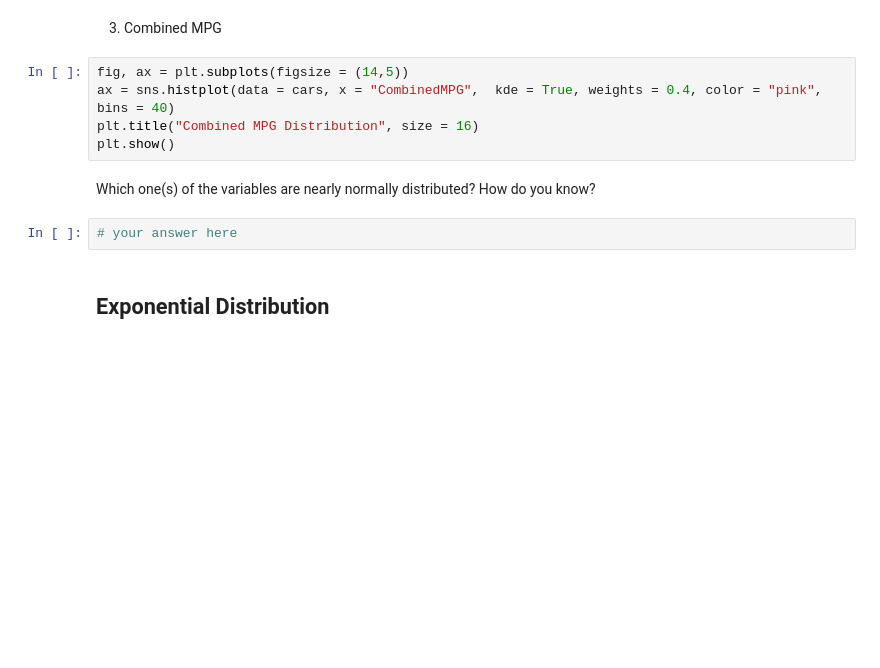
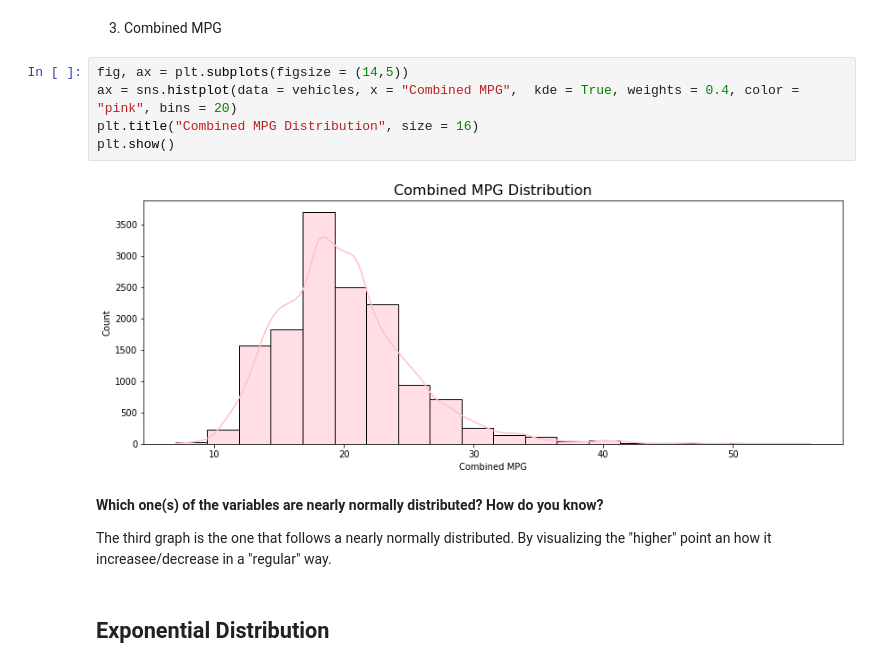
Before and after one commit to Ironhack-Data-Madrid-Enero-2021/lab-continuous-probability-distribution, a Jupyter notebook: your-code/main.ipynb, the cells around one changed output. Drawn from its saved outputs; the diff is of its cells as text; blank space fills up the shorter version.

```diff
--- a/your-code/main.ipynb
+++ b/your-code/main.ipynb
@@ -150,13 +151,15 @@ plt.show()
 3. Combined MPG
 # %%
 fig, ax = plt.subplots(figsize = (14,5))
-ax = sns.histplot(data = cars, x = "CombinedMPG",  kde = True, weights = 0.4, color = "pink", bins = 40)
+ax = sns.histplot(data = vehicles, x = "Combined MPG",  kde = True, weights = 0.4, color = "pink", bins = 20)
 plt.title("Combined MPG Distribution", size = 16)
 plt.show()
+# %% [output]
+[figure, added]
 # %% [markdown]
-Which one(s) of the variables are nearly normally distributed? How do you know?
+**Which one(s) of the variables are nearly normally distributed? How do you know?**
+
+The third graph is the one that follows a nearly normally distributed. By visualizing the "higher" point an how it increasee/decrease in a "regular" way.
-# %%
-# your answer here
 # %% [markdown]
 ## Exponential Distribution
 # %% [markdown]
```
Also changed, not shown: parts of 10 cells of this notebook.
